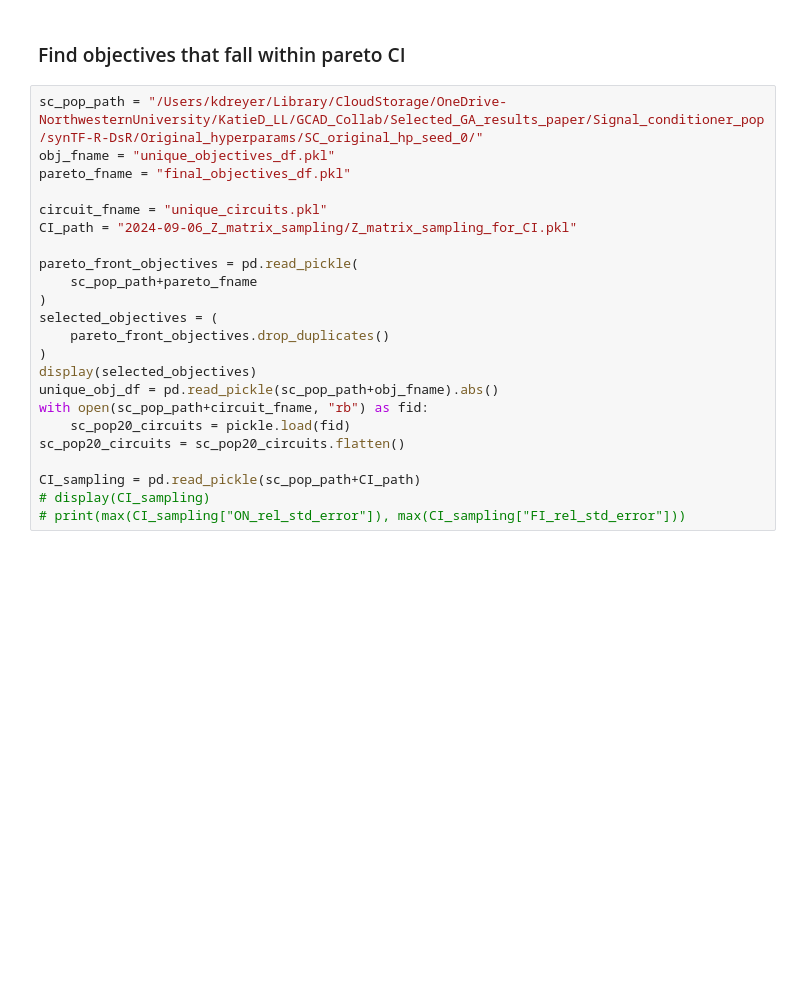
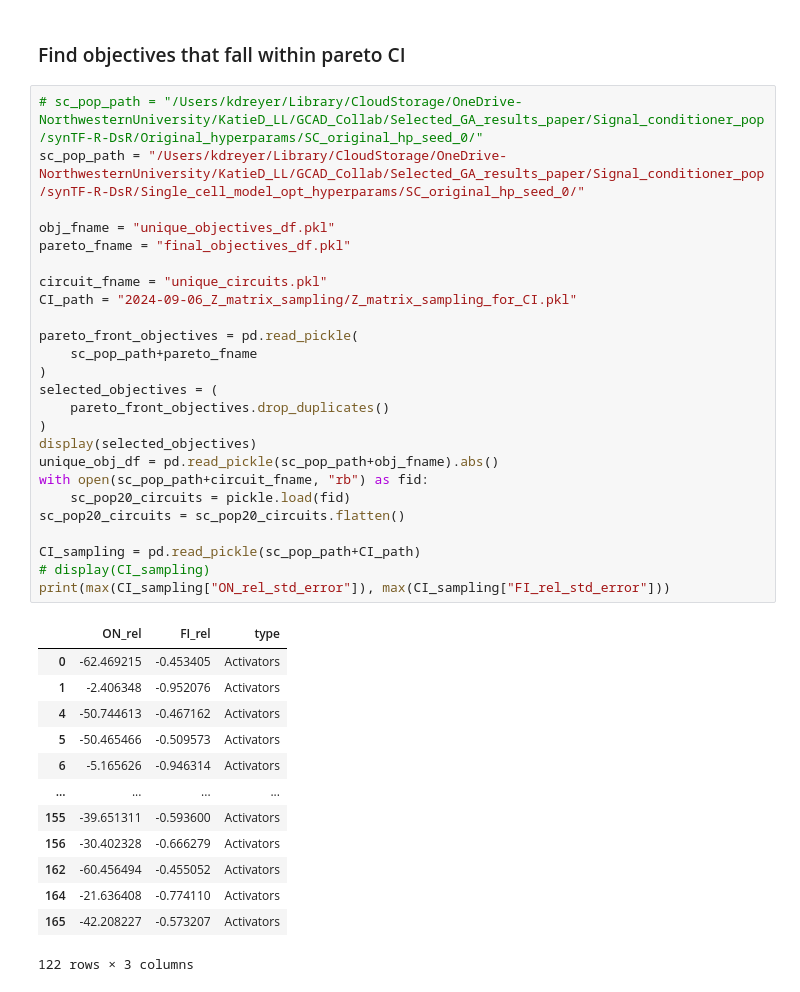
Before and after one commit to Mangan-Group/GraphGA, a Jupyter notebook: pulse_prediction_vs_exp.ipynb, the cells around one changed output. Drawn from its saved outputs; the diff is of its cells as text; blank space fills up the shorter version.

```diff
--- a/pulse_prediction_vs_exp.ipynb
+++ b/pulse_prediction_vs_exp.ipynb
@@ -1470,28 +1775,44 @@ plt.show()
 # %% [markdown]
 ### Find objectives that fall within pareto CI
 # %%
-sc_pop_path = "/Users/kdreyer/Library/CloudStorage/OneDrive-NorthwesternUniversity/KatieD_LL/GCAD_Collab/Selected_GA_results_paper/Signal_conditioner_pop/synTF-R-DsR/Original_hyperparams/SC_original_hp_seed_0/"
+# sc_pop_path = "/Users/kdreyer/Library/CloudStorage/OneDrive-NorthwesternUniversity/KatieD_LL/GCAD_Collab/Selected_GA_results_paper/Signal_conditioner_pop/synTF-R-DsR/Original_hyperparams/SC_original_hp_seed_0/"
+sc_pop_path = "/Users/kdreyer/Library/CloudStorage/OneDrive-NorthwesternUniversity/KatieD_LL/GCAD_Collab/Selected_GA_results_paper/Signal_conditioner_pop/synTF-R-DsR/Single_cell_model_opt_hyperparams/SC_original_hp_seed_0/"
+
 obj_fname = "unique_objectives_df.pkl"
 pareto_fname = "final_objectives_df.pkl"
 
 circuit_fname = "unique_circuits.pkl"
 CI_path = "2024-09-06_Z_matrix_sampling/Z_matrix_sampling_for_CI.pkl"
 
 pareto_front_objectives = pd.read_pickle(
     sc_pop_path+pareto_fname
 )
 selected_objectives = (
     pareto_front_objectives.drop_duplicates()
 )
 display(selected_objectives)
 unique_obj_df = pd.read_pickle(sc_pop_path+obj_fname).abs()
 with open(sc_pop_path+circuit_fname, "rb") as fid:
     sc_pop20_circuits = pickle.load(fid)
 sc_pop20_circuits = sc_pop20_circuits.flatten()
 
 CI_sampling = pd.read_pickle(sc_pop_path+CI_path)
 # display(CI_sampling)
-# print(max(CI_sampling["ON_rel_std_error"]), max(CI_sampling["FI_rel_std_error"]))
+print(max(CI_sampling["ON_rel_std_error"]), max(CI_sampling["FI_rel_std_error"]))
+# %% [output]
+|  | ON_rel | FI_rel | type |
+| 0 | -62.469215 | -0.453405 | Activators |
+| 1 | -2.406348 | -0.952076 | Activators |
+| 4 | -50.744613 | -0.467162 | Activators |
+| 5 | -50.465466 | -0.509573 | Activators |
+| 6 | -5.165626 | -0.946314 | Activators |
+| ... | ... | ... | ... |
+| 155 | -39.651311 | -0.593600 | Activators |
+| 156 | -30.402328 | -0.666279 | Activators |
+| 162 | -60.456494 | -0.455052 | Activators |
+| 164 | -21.636408 | -0.774110 | Activators |
+| 165 | -42.208227 | -0.573207 | Activators |
+122 rows × 3 columns
 # %%
 obj_labels = ["ON_rel", "FI_rel"]
 CI_metric_maxes = [0.7549563624285208, 0.004862470888440853]
```
Also changed, not shown: parts of 11 cells of this notebook, 10 other files.
